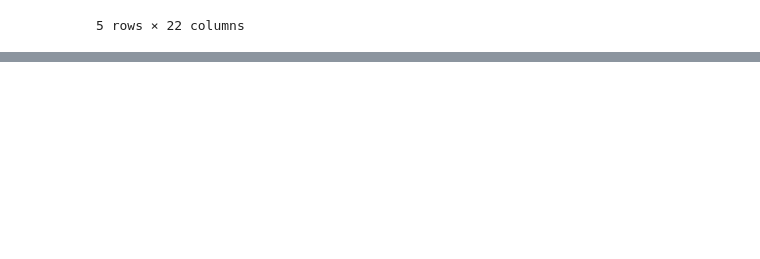
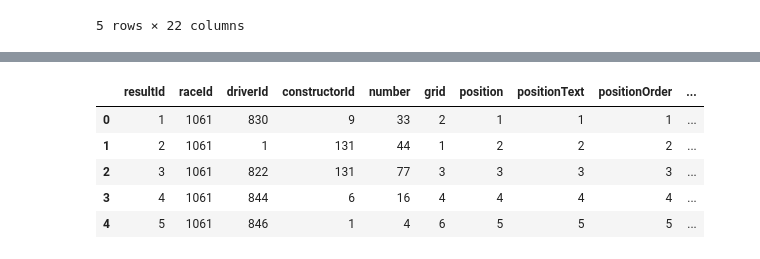
Before and after one commit to abtonmoy/F1-Prediction-Engine, a Jupyter notebook: FastF1EDA.ipynb, the cells around one changed output, grey strips where cells are left out. Cells and saved outputs as stored; diff of their text form; code cells hidden in the pictures; blank space fills up the shorter version.

```diff
--- a/FastF1EDA.ipynb
+++ b/FastF1EDA.ipynb
@@ -177,0 +306,10 @@ season_results.head()
+# %%
+sprint_results = pd.read_csv('data/sprint_results.csv')
+sprint_results.head()
+# %% [output]
+|  | resultId | raceId | driverId | constructorId | number | grid | position | positionText | positionOrder | ... |
+| 0 | 1 | 1061 | 830 | 9 | 33 | 2 | 1 | 1 | 1 | ... |
+| 1 | 2 | 1061 | 1 | 131 | 44 | 1 | 2 | 2 | 2 | ... |
+| 2 | 3 | 1061 | 822 | 131 | 77 | 3 | 3 | 3 | 3 | ... |
+| 3 | 4 | 1061 | 844 | 6 | 16 | 4 | 4 | 4 | 4 | ... |
+| 4 | 5 | 1061 | 846 | 1 | 4 | 6 | 5 | 5 | 5 | ... |
```
Also changed, not shown: parts of 17 cells of this notebook.
